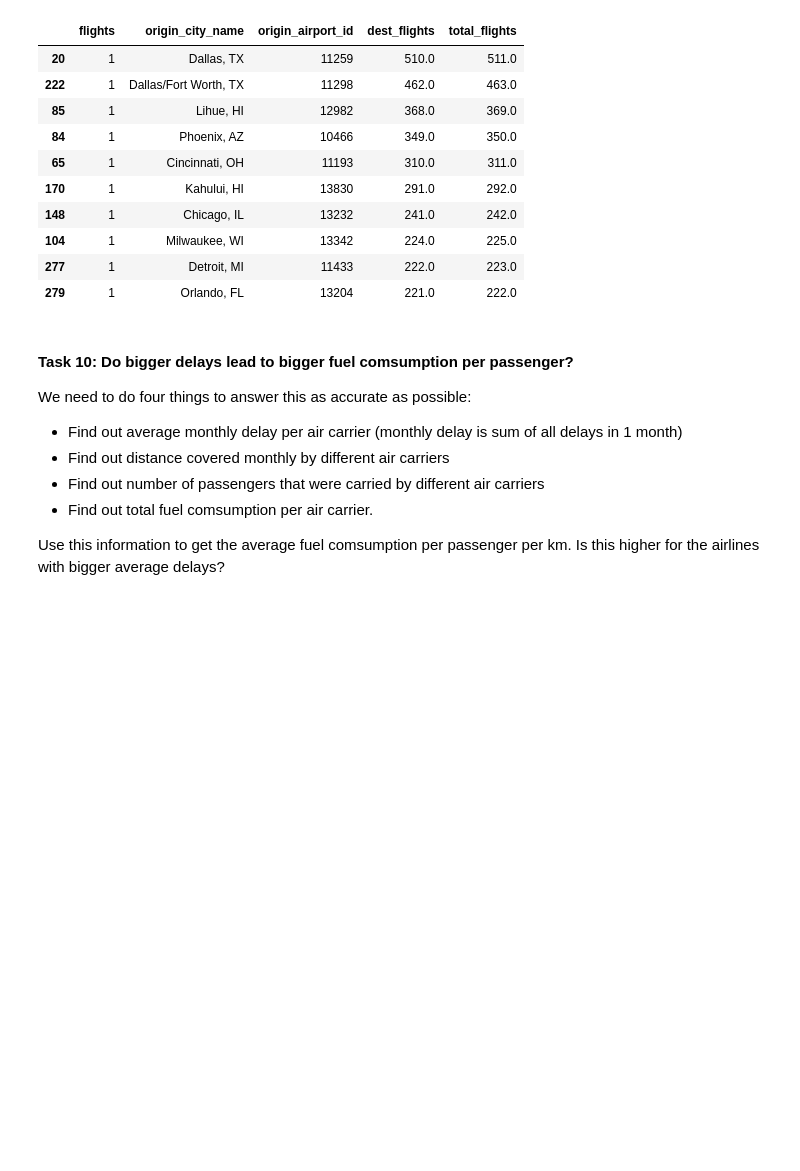
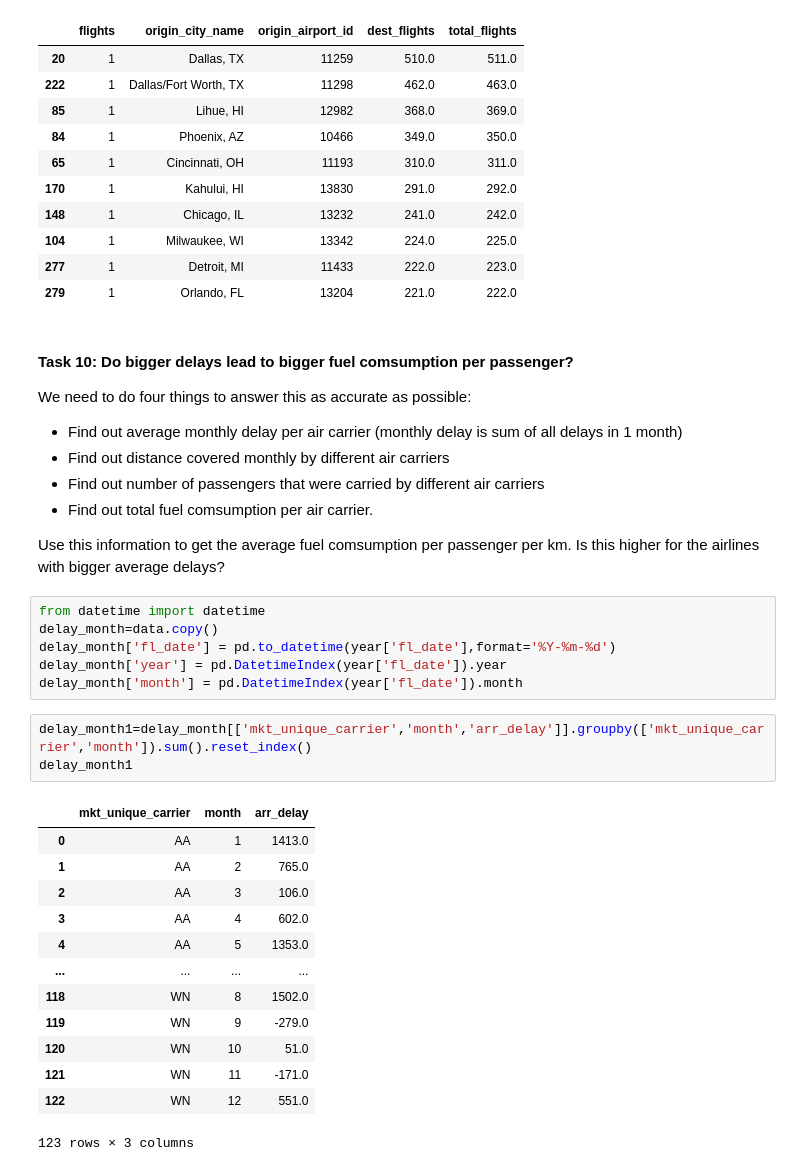
Before and after one commit to mimica123/Midterm_project, a Jupyter notebook: src/Clara/exploratory_analysis.ipynb, the cells around one changed output. Drawn from its saved outputs; the diff is of its cells as text; blank space fills up the shorter version.

```diff
--- a/src/Clara/exploratory_analysis.ipynb
+++ b/src/Clara/exploratory_analysis.ipynb
@@ -383,3 +382,26 @@ We need to do four things to answer this as accurate as possible:
 - Find out total fuel comsumption per air carrier.
 
 Use this information to get the average fuel comsumption per passenger per km. Is this higher for the airlines with bigger average delays?
+# %%
+from datetime import datetime
+delay_month=data.copy()
+delay_month['fl_date'] = pd.to_datetime(year['fl_date'],format='%Y-%m-%d')
+delay_month['year'] = pd.DatetimeIndex(year['fl_date']).year
+delay_month['month'] = pd.DatetimeIndex(year['fl_date']).month
+# %%
+delay_month1=delay_month[['mkt_unique_carrier','month','arr_delay']].groupby(['mkt_unique_carrier','month']).sum().reset_index()
+delay_month1
+# %% [output]
+|  | mkt_unique_carrier | month | arr_delay |
+| 0 | AA | 1 | 1413.0 |
+| 1 | AA | 2 | 765.0 |
+| 2 | AA | 3 | 106.0 |
+| 3 | AA | 4 | 602.0 |
+| 4 | AA | 5 | 1353.0 |
+| ... | ... | ... | ... |
+| 118 | WN | 8 | 1502.0 |
+| 119 | WN | 9 | -279.0 |
+| 120 | WN | 10 | 51.0 |
+| 121 | WN | 11 | -171.0 |
+| 122 | WN | 12 | 551.0 |
+123 rows × 3 columns
```
Also changed, not shown: parts of 9 cells of this notebook, 4 other files.
